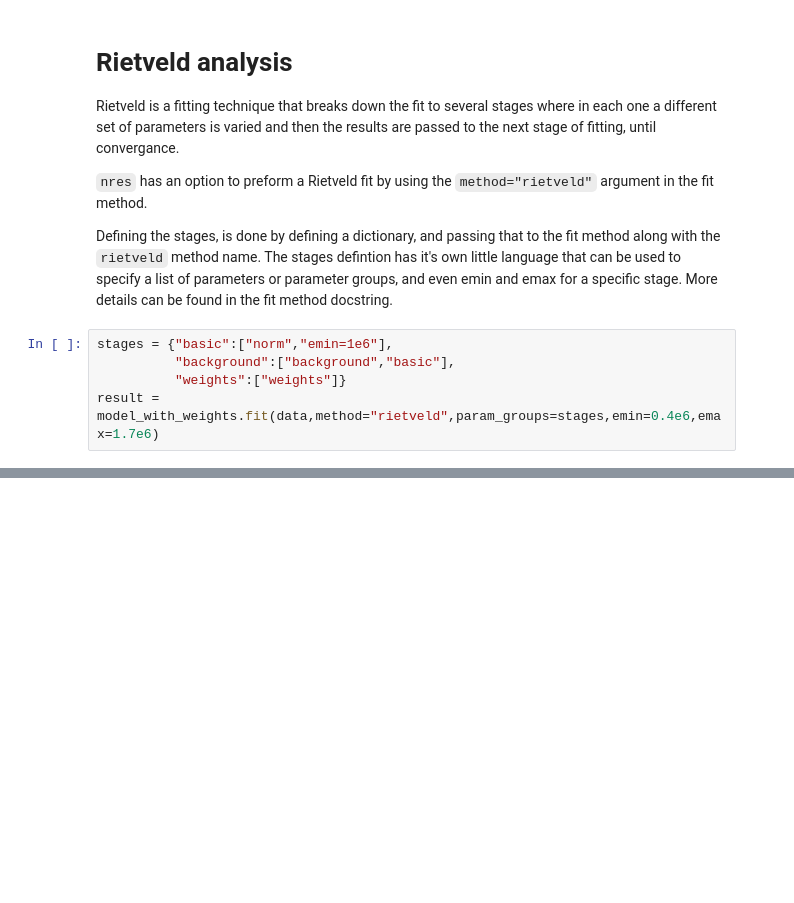
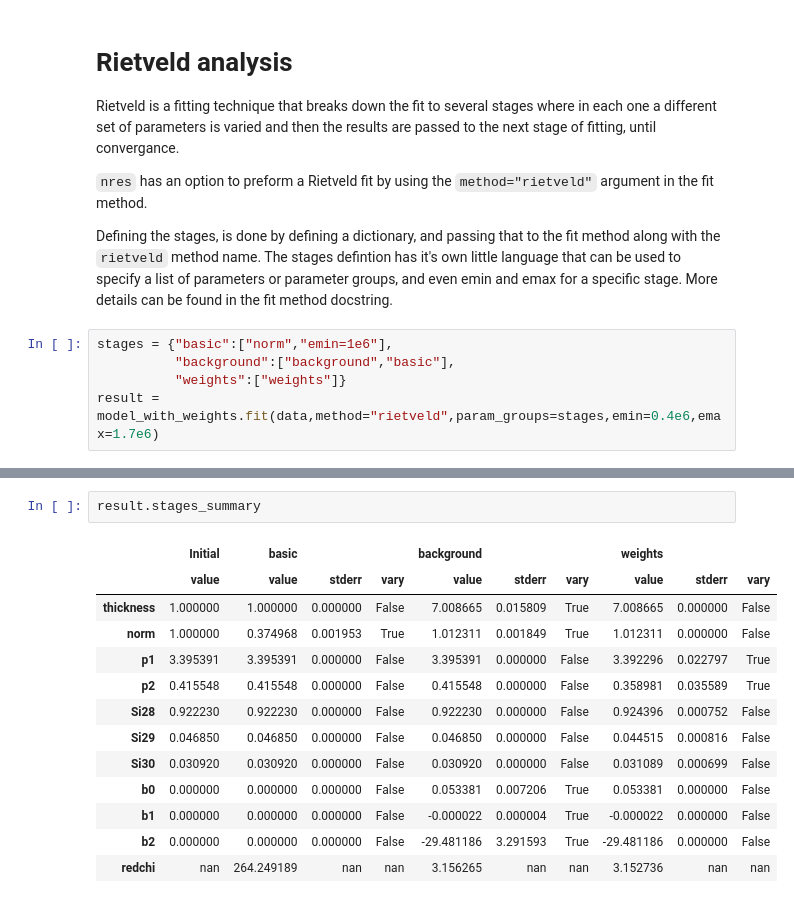
Before and after one commit to TsvikiHirsh/nres, a Jupyter notebook: notebooks/nres_demo.ipynb, the cells around one changed output, grey strips where cells are left out. Drawn from its saved outputs; the diff is of its cells as text; blank space fills up the shorter version.

```diff
--- a/notebooks/nres_demo.ipynb
+++ b/notebooks/nres_demo.ipynb
@@ -694 +689,17 @@ result.plot_stage_progression()
 [figure]
+# %%
+result.stages_summary
+# %% [output]
+|  | Initial | basic |  |  | background |  |  | weights |  |  |
+|  | value | value | stderr | vary | value | stderr | vary | value | stderr | vary |
+| thickness | 1.000000 | 1.000000 | 0.000000 | False | 7.008665 | 0.015809 | True | 7.008665 | 0.000000 | False |
+| norm | 1.000000 | 0.374968 | 0.001953 | True | 1.012311 | 0.001849 | True | 1.012311 | 0.000000 | False |
+| p1 | 3.395391 | 3.395391 | 0.000000 | False | 3.395391 | 0.000000 | False | 3.392296 | 0.022797 | True |
+| p2 | 0.415548 | 0.415548 | 0.000000 | False | 0.415548 | 0.000000 | False | 0.358981 | 0.035589 | True |
+| Si28 | 0.922230 | 0.922230 | 0.000000 | False | 0.922230 | 0.000000 | False | 0.924396 | 0.000752 | False |
+| Si29 | 0.046850 | 0.046850 | 0.000000 | False | 0.046850 | 0.000000 | False | 0.044515 | 0.000816 | False |
+| Si30 | 0.030920 | 0.030920 | 0.000000 | False | 0.030920 | 0.000000 | False | 0.031089 | 0.000699 | False |
+| b0 | 0.000000 | 0.000000 | 0.000000 | False | 0.053381 | 0.007206 | True | 0.053381 | 0.000000 | False |
+| b1 | 0.000000 | 0.000000 | 0.000000 | False | -0.000022 | 0.000004 | True | -0.000022 | 0.000000 | False |
+| b2 | 0.000000 | 0.000000 | 0.000000 | False | -29.481186 | 3.291593 | True | -29.481186 | 0.000000 | False |
+| redchi | nan | 264.249189 | nan | nan | 3.156265 | nan | nan | 3.152736 | nan | nan |
```
Also changed, not shown: parts of 3 cells of this notebook.
